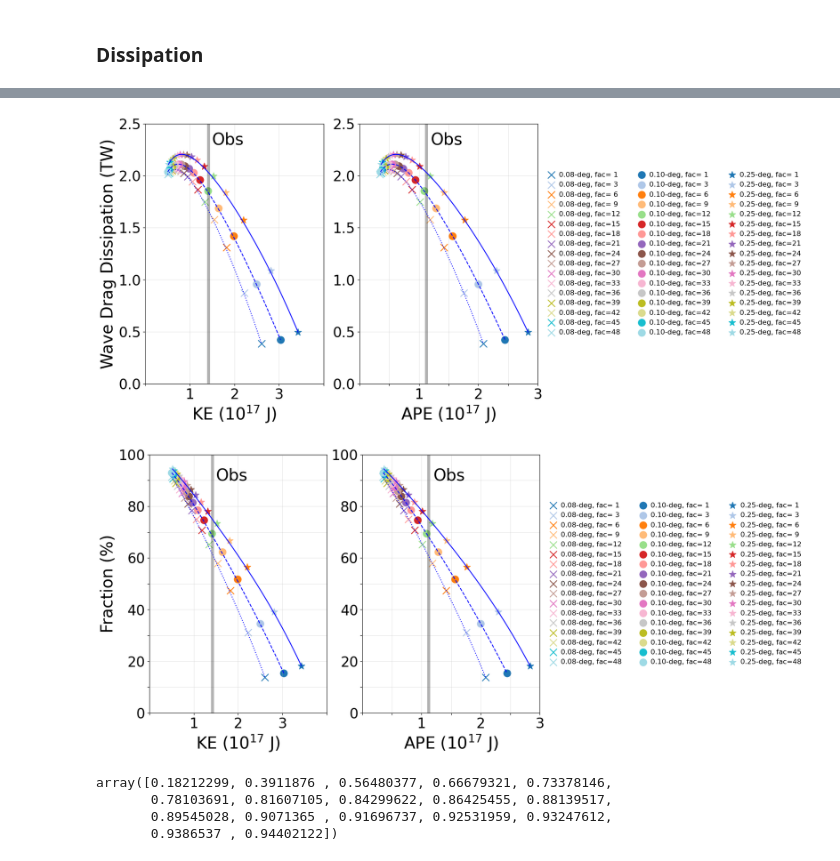
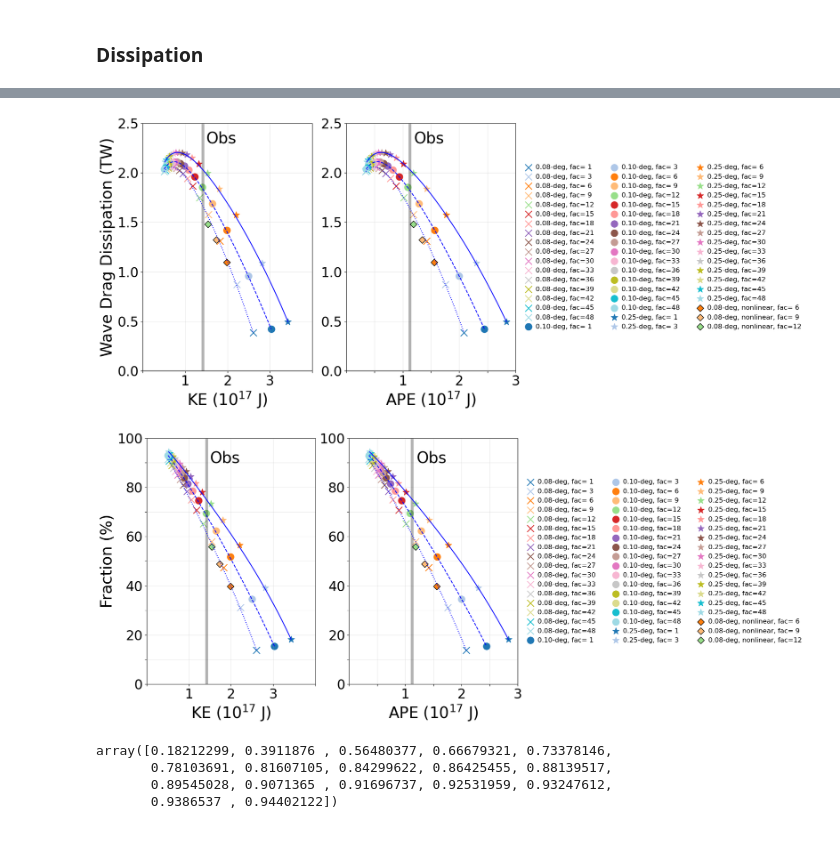
Before and after one commit to luweiyang/MOM6_global_tide_only, a Jupyter notebook: evaluate/plot_KE_APE_RMSE_Dissip_sigma.ipynb, the cells around one changed output, grey strips where cells are left out. Drawn from its saved outputs; the diff is of its cells as text; code cells hidden in the pictures.

```diff
--- a/evaluate/plot_KE_APE_RMSE_Dissip_sigma.ipynb
+++ b/evaluate/plot_KE_APE_RMSE_Dissip_sigma.ipynb
@@ -329,6 +361,8 @@ for I, ax in enumerate(axs):
             ax.scatter(mKE_025[i],RMSE_025[i],s=marker_size,c=colors[i],marker='*',edgecolor=colors[i])
             ax.scatter(mKE_01[i],RMSE_01[i],s=marker_size,c=colors[i],marker='o',edgecolor=colors[i])
             ax.scatter(mKE_008[i],RMSE_008[i],s=marker_size,c=colors[i],marker='x',edgecolor=colors[i])
+        for i in range(3):
+            ax.scatter(mKE_008_non[i],RMSE_008_non[i],s=marker_size/2,c=colors[i+2],marker='D',edgecolor='k')
 
         ax.grid(True,alpha=0.3)
 
@@ -349,9 +383,11 @@ for I, ax in enumerate(axs):
             ax.scatter(mAPE_01[i],RMSE_01[i],s=marker_size,c=colors[i],marker='o',edgecolor=colors[i],label='0.10-deg, fac=%2d'%fac[i])
         for i in range(17):
             ax.scatter(mAPE_008[i],RMSE_008[i],s=marker_size,c=colors[i],marker='x',edgecolor=colors[i],label='0.08-deg, fac=%2d'%fac[i])
+        for i in range(3):
+            ax.scatter(mAPE_008_non[i],RMSE_008_non[i],s=marker_size/2,c=colors[i+2],marker='D',edgecolor='k',label='0.08-deg, nonlinear, fac=%2d'%((i+2)*3))
         ax.grid(True,alpha=0.3)
 
-        ax.legend(loc='center left',bbox_to_anchor=(1,0.5),fontsize=12,ncol=3,handletextpad=0.1,frameon=False)
+        ax.legend(loc='center left',bbox_to_anchor=(1,0.5),fontsize=10,ncol=3,handletextpad=0.1,frameon=False)
 
 plt.savefig('/g/data/nm03/lxy581/evaluate/tuning/SAL_SAH_masked_TPXO_M2_008_01_025_KE_APE_RMSE.png', dpi=600, bbox_inches='tight')
 # %% [output]
@@ -412,7 +448,8 @@ for I, ax in enumerate(axs):
             ax.scatter(mKE_025[i],dissip_025[i],s=marker_size,c=colors[i],marker='*',edgecolor=colors[i])
             ax.scatter(mKE_01[i],dissip_01[i],s=marker_size,c=colors[i],marker='o',edgecolor=colors[i])
             ax.scatter(mKE_008[i],dissip_008[i],s=marker_size,c=colors[i],marker='x',edgecolor=colors[i])
-
+        for i in range(3):
+            ax.scatter(mKE_008_non[i],dissip_008_non[i],s=marker_size/2,c=colors[i+2],marker='D',edgecolor='k')
         ax.grid(True,alpha=0.3)
 
     if I==1:
@@ -432,6 +469,8 @@ for I, ax in enumerate(axs):
             ax.scatter(mAPE_025[i],dissip_025[i],s=marker_size,c=colors[i],marker='*',edgecolor=colors[i],label='0.25-deg, fac=%2d'%fac[i])
         for i in range(17):
             ax.scatter(mAPE_01[i],dissip_01[i],s=marker_size,c=colors[i],marker='o',edgecolor=colors[i],label='0.10-deg, fac=%2d'%fac[i])
+        for i in range(3):
+            ax.scatter(mAPE_008_non[i],dissip_008_non[i],s=marker_size/2,c=colors[i+2],marker='D',edgecolor='k',label='0.08-deg, nonlinear, fac=%2d'%((i+2)*3))
         ax.grid(True,alpha=0.3)
 
         ax.legend(loc='center left',bbox_to_anchor=(1,0.5),fontsize=12,ncol=3,handletextpad=0.1,frameon=False)
@@ -494,6 +533,8 @@ for I, ax in enumerate(axs):
             ax.scatter(mKE_025[i],cdrag_025[i],s=marker_size,c=colors[i],marker='*',edgecolor=colors[i])
             ax.scatter(mKE_01[i],cdrag_01[i],s=marker_size,c=colors[i],marker='o',edgecolor=colors[i])
             ax.scatter(mKE_008[i],cdrag_008[i],s=marker_size,c=colors[i],marker='x',edgecolor=colors[i])
+        for i in range(3):
+            ax.scatter(mKE_008_non[i],cdrag_008_non[i],s=marker_size/2,c=colors[i+2],marker='D',edgecolor='k')
         ax.grid(True,alpha=0.3)
 
     if I==1:
@@ -513,6 +554,8 @@ for I, ax in enumerate(axs):
             ax.scatter(mAPE_01[i],cdrag_01[i],s=marker_size,c=colors[i],marker='o',edgecolor=colors[i],label='0.10-deg, fac=%2d'%fac[i])
         for i in range(17):
             ax.scatter(mAPE_008[i],cdrag_008[i],s=marker_size,c=colors[i],marker='x',edgecolor=colors[i],label='0.08-deg, fac=%2d'%fac[i])
+        for i in range(3):
+            ax.scatter(mAPE_008_non[i],cdrag_008_non[i],s=marker_size/2,c=colors[i+2],marker='D',edgecolor='k',label='0.08-deg, nonlinear, fac=%2d'%((i+2)*3))
         ax.grid(True,alpha=0.3)
 
         ax.legend(loc='center left',bbox_to_anchor=(1,0.5),fontsize=12,ncol=3,handletextpad=0.1,frameon=False)
@@ -575,7 +618,8 @@ for I, ax in enumerate(axs):
             ax.scatter(mKE_025[i],sigma_025[i],s=marker_size,c=colors[i],marker='*',edgecolor=colors[i])
             ax.scatter(mKE_01[i],sigma_01[i],s=marker_size,c=colors[i],marker='o',edgecolor=colors[i])
             ax.scatter(mKE_008[i],sigma_008[i],s=marker_size,c=colors[i],marker='x',edgecolor=colors[i])
-
+        for i in range(3):
+            ax.scatter(mKE_008_non[i],sigma_008_non[i],s=marker_size/2,c=colors[i+2],marker='D',edgecolor='k')
         ax.grid(True,alpha=0.3)
 
     if I==1:
@@ -595,13 +639,15 @@ for I, ax in enumerate(axs):
             ax.scatter(mAPE_01[i],sigma_01[i],s=marker_size,c=colors[i],marker='o',edgecolor=colors[i],label='0.10-deg, fac=%2d'%fac[i])
         for i in range(17):
             ax.scatter(mAPE_025[i],sigma_025[i],s=marker_size,c=colors[i],marker='*',edgecolor=colors[i],label='0.25-deg, fac=%2d'%fac[i])
+        for i in range(3):
+            ax.scatter(mAPE_008_non[i],sigma_008_non[i],s=marker_size/2,c=colors[i+2],marker='D',edgecolor='k',label='0.08-deg, nonlinear, fac=%2d'%((i+2)*3))
         ax.grid(True,alpha=0.3)
 
         ax.legend(loc='center left',bbox_to_anchor=(1,0.5),fontsize=12,ncol=3,handletextpad=0.1,frameon=False)
 
 plt.savefig('/g/data/nm03/lxy581/evaluate/tuning/SAL_SAH_masked_TPXO_M2_008_01_025_KE_APE_dissip_sigma.png', dpi=600, bbox_inches='tight')
 # %% [output]
-[figure, old version]
+[figure, new version]
 # %%
 fig = plt.figure(figsize=(12, 8))
 axs = []
@@ -643,35 +689,38 @@ for I, ax in enumerate(axs):
 
         for i in range(17):
             ax.scatter(mKE_025[i],perc_025[i],s=marker_size,c=colors[i],marker='*',edgecolor=colors[i])
             ax.scatter(mKE_01[i],perc_01[i],s=marker_size,c=colors[i],marker='o',edgecolor=colors[i])
             ax.scatter(mKE_008[i],perc_008[i],s=marker_size,c=colors[i],marker='x',edgecolor=colors[i])
-
+        for i in range(3):
+            ax.scatter(mKE_008_non[i],perc_008_non[i],s=marker_size/2,c=colors[i+2],marker='D',edgecolor='k')
         ax.grid(True,alpha=0.3)
 
     if I==1:
         ax.set_xlim(0e+17,3e+17)
         ax.set_xticks(np.arange(0e+17,3.5e+17,0.5e+17))
         ax.set_xticklabels(['','','1','','2','','3'])
         ax.set_xlabel('APE (10$^{17}$ J)',fontsize=28)
         ax.text(1.2e+17,0.9,'Obs',fontsize=28)
         ax.plot([mAPE_TPXO,mAPE_TPXO],[0,1.0],'k',linewidth=5,alpha=0.3)
         ax.plot(ape_smooth_025, perc_smooth_025, color='b')
         ax.plot(ape_smooth_01, perc_smooth_01, color='b',linestyle='--')
         ax.plot(ape_smooth_008, perc_smooth_008, color='b',linestyle=':')
 
         for i in range(17):
             ax.scatter(mAPE_008[i],perc_008[i],s=marker_size,c=colors[i],marker='x',edgecolor=colors[i],label='0.08-deg, fac=%2d'%fac[i])
         for i in range(17):
             ax.scatter(mAPE_01[i],perc_01[i],s=marker_size,c=colors[i],marker='o',edgecolor=colors[i],label='0.10-deg, fac=%2d'%fac[i])
         for i in range(17):
             ax.scatter(mAPE_025[i],perc_025[i],s=marker_size,c=colors[i],marker='*',edgecolor=colors[i],label='0.25-deg, fac=%2d'%fac[i])
+        for i in range(3):
+            ax.scatter(mAPE_008_non[i],perc_008_non[i],s=marker_size/2,c=colors[i+2],marker='D',edgecolor='k',label='0.08-deg, nonlinear, fac=%2d'%((i+2)*3))
         ax.grid(True,alpha=0.3)
 
         ax.legend(loc='center left',bbox_to_anchor=(1,0.5),fontsize=12,ncol=3,handletextpad=0.1,frameon=False)
 
 plt.savefig('/g/data/nm03/lxy581/evaluate/tuning/SAL_SAH_masked_TPXO_M2_008_01_025_KE_APE_perc.png', dpi=600, bbox_inches='tight')
 # %% [output]
-[figure, old version]
+[figure, new version]
 # %%
 perc_025
 # %% [output]
```
Also changed, not shown: parts of 13 cells of this notebook.
